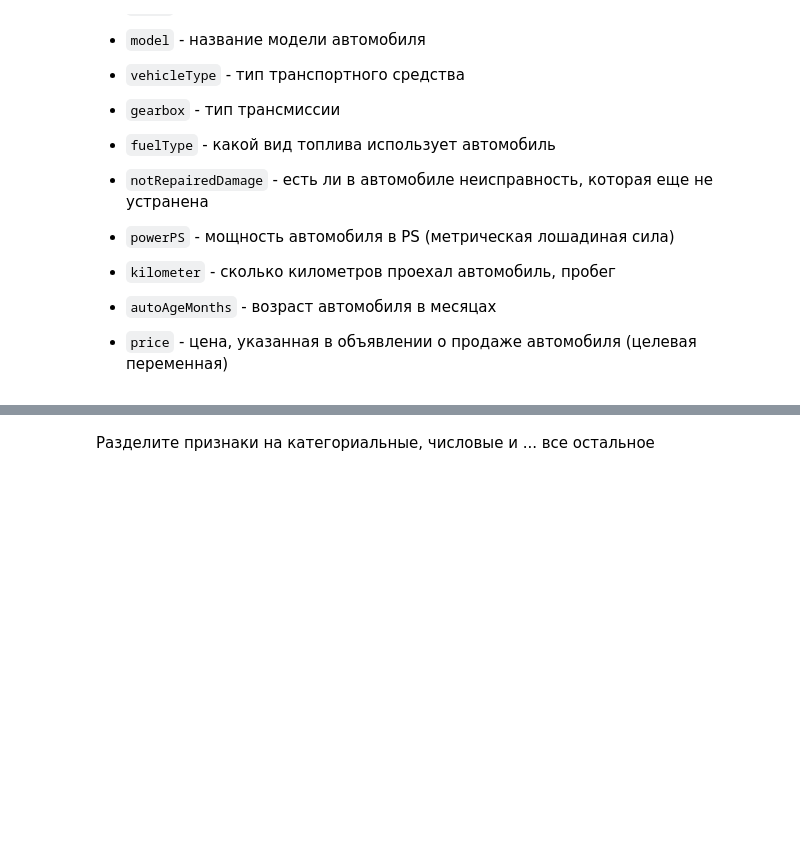
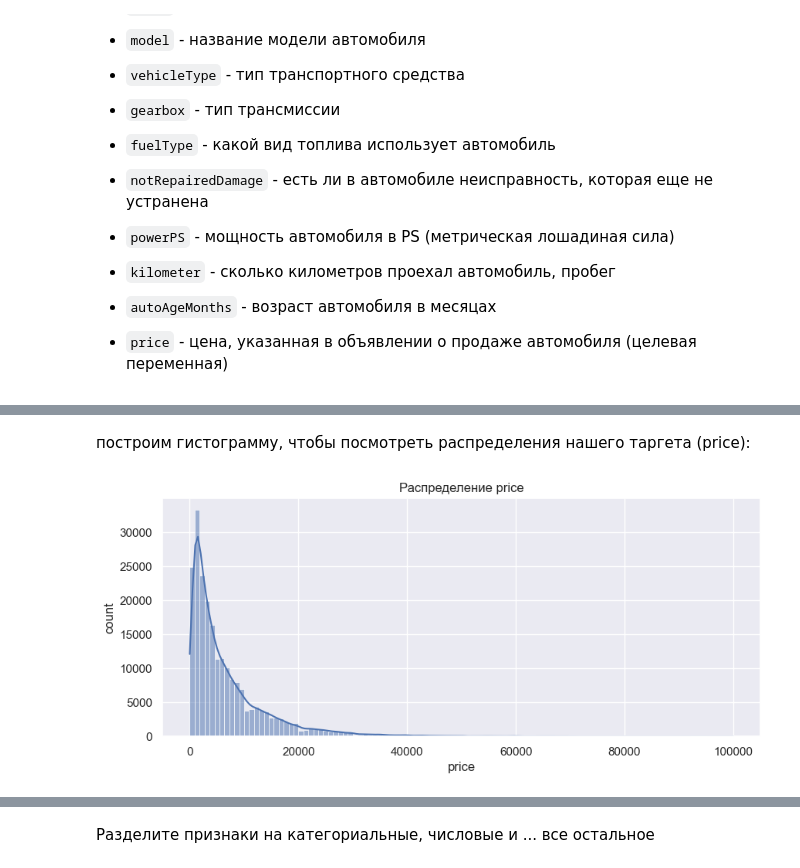
Before and after one commit to tkonyashkin/ml-course-hse, a Jupyter notebook: ml1-2026-spring/homework-practice/homework-practice-02-gd/homework-practice-02-gd.ipynb, the cells around one changed output, grey strips where cells are left out. Drawn from its saved outputs; the diff is of its cells as text; code cells hidden in the pictures; blank space fills up the shorter version.

```diff
--- a/ml1-2026-spring/homework-practice/homework-practice-02-gd/homework-practice-02-gd.ipynb
+++ b/ml1-2026-spring/homework-practice/homework-practice-02-gd/homework-practice-02-gd.ipynb
@@ -535,0 +613,13 @@ data.head()
+# %%
+data = data.drop_duplicates()
+# %% [markdown]
+построим гистограмму, чтобы посмотреть распределения нашего таргета (price):
+# %%
+plt.figure(figsize=(10, 4))
+sns.histplot(data['price'], bins=110, kde=True)
+plt.title('Распределение price')
+plt.xlabel('price')
+plt.ylabel('count')
+plt.show()
+# %% [output]
+[figure, added]
```
Also changed, not shown: parts of 41 cells of this notebook, 2 other files.
